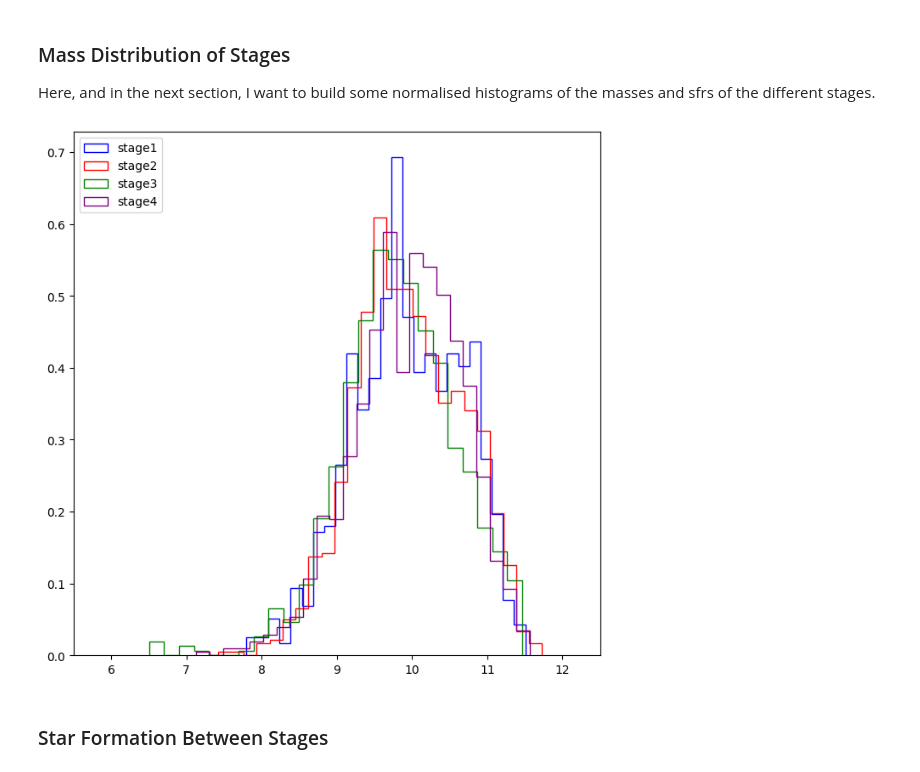
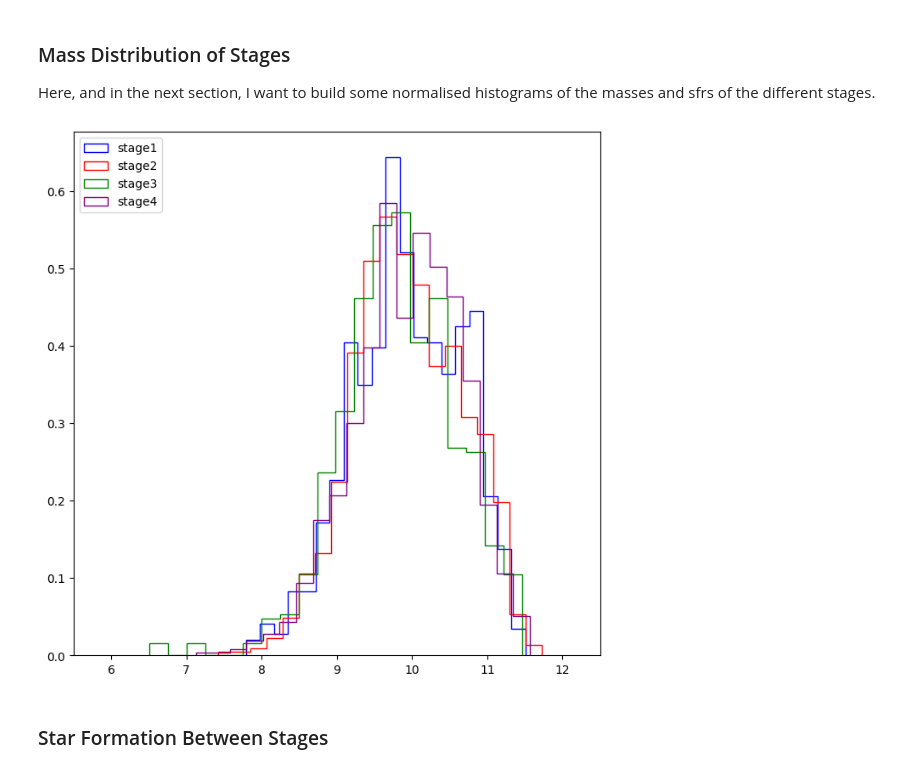
Before and after one commit to AstroORyan/mergers-in-cosmos, a Jupyter notebook: notebooks/back-to-basics/using-visual-sources/sf-with-mass.ipynb, the cells around one changed output. Drawn from its saved outputs; the diff is of its cells as text; code cells hidden in the pictures.

```diff
--- a/notebooks/back-to-basics/using-visual-sources/sf-with-mass.ipynb
+++ b/notebooks/back-to-basics/using-visual-sources/sf-with-mass.ipynb
@@ -163,15 +167,15 @@ plt.show()
 Here, and in the next section, I want to build some normalised histograms of the masses and sfrs of the different stages.
 # %%
 plt.figure(figsize = (8,8))
-plt.hist(df_red.query('category == "stage1"')['lp_mass_best'], bins = 25, histtype='step', color='blue', density = True)
-plt.hist(df_red.query('category == "stage2"')['lp_mass_best'], bins = 25, histtype='step', color='red', density = True)
-plt.hist(df_red.query('category == "stage3"')['lp_mass_best'], bins = 25, histtype='step', color='green', density = True)
-plt.hist(df_red.query('category == "stage4"')['lp_mass_best'], bins = 25, histtype='step', color='purple', density = True)
-plt.legend(['stage1','stage2','stage3','stage4'])
+plt.hist(df_red.query('category == "stage1"')['lp_mass_best'], bins = 20, histtype='step', color='blue', density = True)
+plt.hist(df_red.query('category == "stage2"')['lp_mass_best'], bins = 20, histtype='step', color='red', density = True)
+plt.hist(df_red.query('category == "stage3"')['lp_mass_best'], bins = 20, histtype='step', color='green', density = True)
+plt.hist(df_red.query('category == "stage4"')['lp_mass_best'], bins = 20,histtype='step', color='purple', density = True)
+plt.legend(['stage1','stage2','stage3','stage4'], loc = 'upper left')
 plt.xlim([5.5,12.5])
 plt.show()
 # %% [output]
-[figure, old version]
+[figure, new version]
 # %% [markdown]
 ### Star Formation Between Stages
 # %%
```
Also changed, not shown: parts of 37 cells of this notebook, 7 other files.
